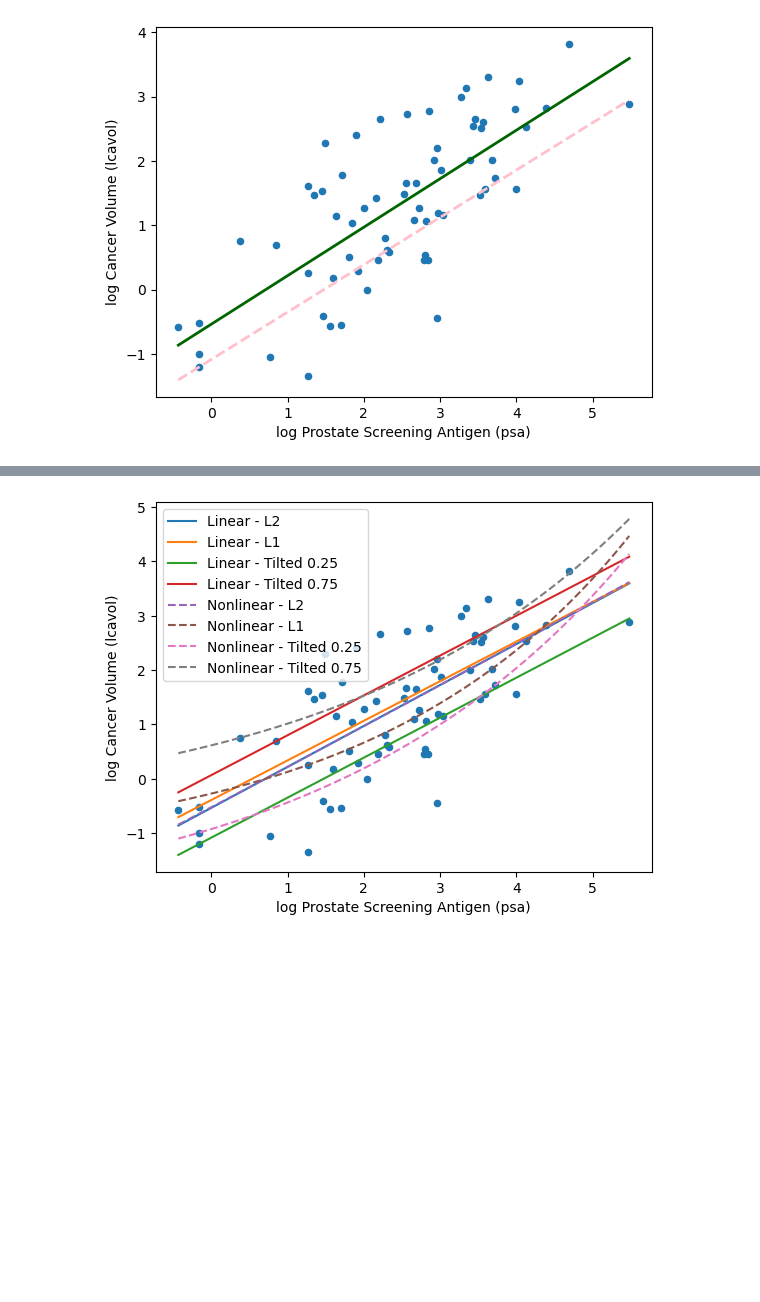
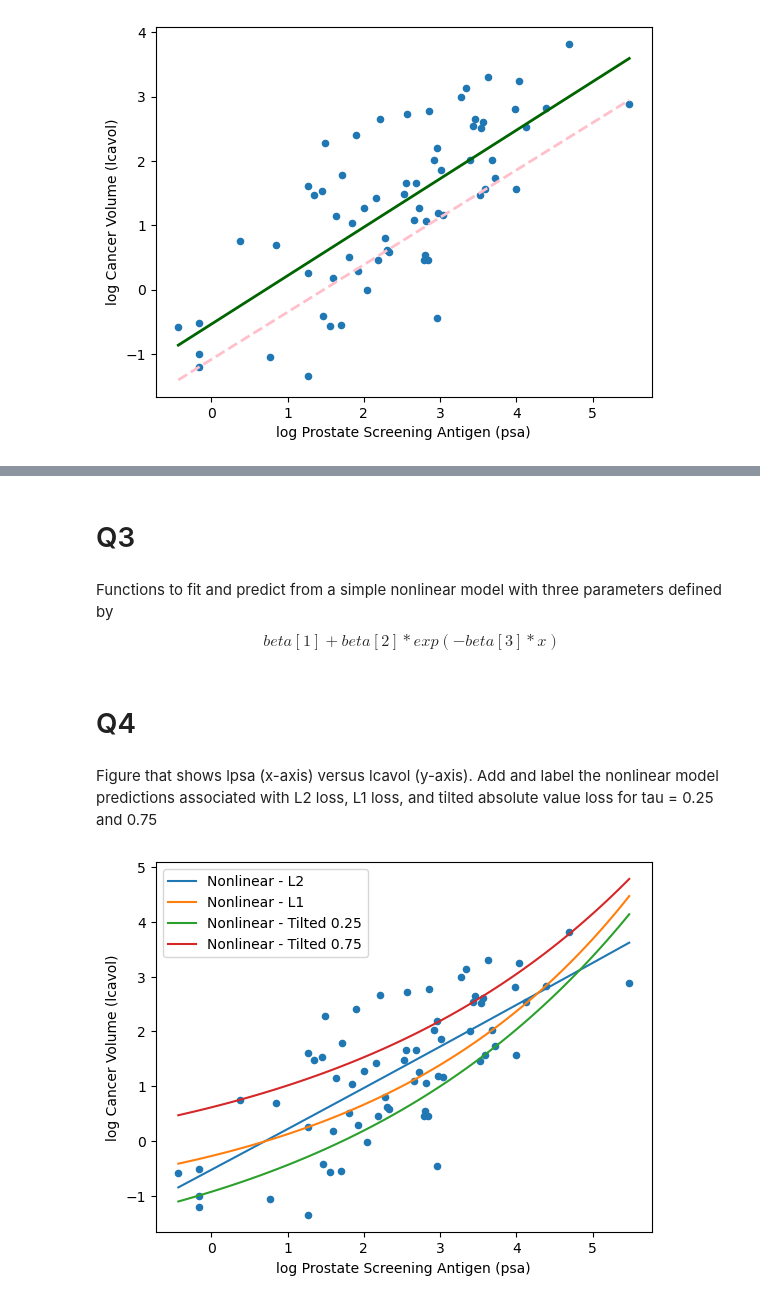
Before and after one commit to Zoliverling/DS-Machine-Learning, a Jupyter notebook: Assignment 2/prostate-regression.ipynb, the cells around one changed output, grey strips where cells are left out. Cells and saved outputs as stored; diff of their text form; code cells hidden in the pictures; blank space fills up the shorter version.

```diff
--- a/Assignment 2/prostate-regression.ipynb
+++ b/Assignment 2/prostate-regression.ipynb
@@ -98,14 +102,3 @@ def L1_loss(y, yhat):
 def tilted_abs_loss(y, yhat, tau):
     d = y - yhat
     return np.where(d > 0, d * tau, d * (tau - 1))
-# %%
-# Function to fit nonlinear model using numerical optimization
-def fit_nonlinear(y, x, loss=L2_loss, beta_init=[-1.0, 0.0, -0.3]):
-    def err(beta):
-        return np.mean(loss(y, beta[0] + beta[1] * np.exp(-beta[2] * x)))
-    result = minimize(err, beta_init)
-    return result.x
-
-# Function to make predictions from nonlinear model
-def predict_nonlinear(x, beta):
-    return beta[0] + beta[1] * np.exp(-beta[2] * x)
@@ -112,24 +129,40 @@ def predict_nonlinear(x, beta):
+# %% [markdown]
+# Q3
+# %% [markdown]
+Functions to fit and predict from a simple nonlinear model with three parameters defined by $$ beta[1] + beta[2]*exp(-beta[3]*x)$$
+# %%
+def nonlinear_model(x, beta):
+    return beta[0] + beta[1] * np.exp(-beta[2] * x)
+
+def fit_nonlinear(x, y, loss):
+    def objective (beta):
+        yhat = nonlinear_model(x, beta)
+        return np.mean(loss(y, yhat))
+
+    beta_init = [-1.0, 0.0, -0.3]
+    result = minimize(objective, beta_init)
+
+    return result.x
+
+def predict_nonlinear(x, beta):
+    return nonlinear_model(x, beta)
+# %% [markdown]
+# Q4
+# %% [markdown]
+Figure that shows lpsa (x-axis) versus lcavol (y-axis). Add and label the nonlinear model predictions associated with L2 loss, L1 loss, and tilted absolute value loss for tau = 0.25 and 0.75
 # %%
-# Plotting linear and nonlinear model predictions
-def plot_models(x, y, linear_betas, nonlinear_betas, loss_names):
+def plot_nonlinear_models(x, y, nonlinear_betas, loss_names):
     plot_psa_data(prostate_train)
-    for beta, name in zip(linear_betas, loss_names):
-        lin_pred = predict_lin(x, beta)
-        plt.plot(x, lin_pred, label=f'Linear - {name}')
     for beta, name in zip(nonlinear_betas, loss_names):
         nonlin_pred = predict_nonlinear(x, beta)
-        plt.plot(x, nonlin_pred, label=f'Nonlinear - {name}', linestyle='--')
+        plt.plot(x, nonlin_pred, label=f'Nonlinear - {name}')
     plt.legend()
     plt.show()
+loss_functions = [L2_loss, L1_loss, lambda y, yhat: tilted_abs_loss(y, yhat, 0.25), lambda y, yhat: tilted_abs_loss(y, yhat, 0.75)]
 
-# Fit linear and nonlinear models for different losses
-loss_functions = [L2_loss, L1_loss, lambda y, yhat: tilted_abs_loss(y, yhat, 0.25),
-                  lambda y, yhat: tilted_abs_loss(y, yhat, 0.75)]
 loss_names = ['L2', 'L1', 'Tilted 0.25', 'Tilted 0.75']
-linear_betas = [fit_lin(prostate_train['lcavol'], prostate_train['lpsa'], loss=loss) for loss in loss_functions]
-nonlinear_betas = [fit_nonlinear(prostate_train['lcavol'], prostate_train['lpsa'], loss=loss) for loss in loss_functions]
+nonlinear_betas = [fit_nonlinear(prostate_train['lpsa'], prostate_train['lcavol'], loss) for loss in loss_functions]
 
-# Plot linear and nonlinear model predictions
-plot_models(x_grid, prostate_train['lcavol'], linear_betas, nonlinear_betas, loss_names)
+plot_nonlinear_models(x_grid, prostate_train['lpsa'], nonlinear_betas, loss_names)
 # %% [output]
-[figure, old version]
+[figure, new version]
```
Also changed, not shown: parts of 5 cells of this notebook, 2 other files.
